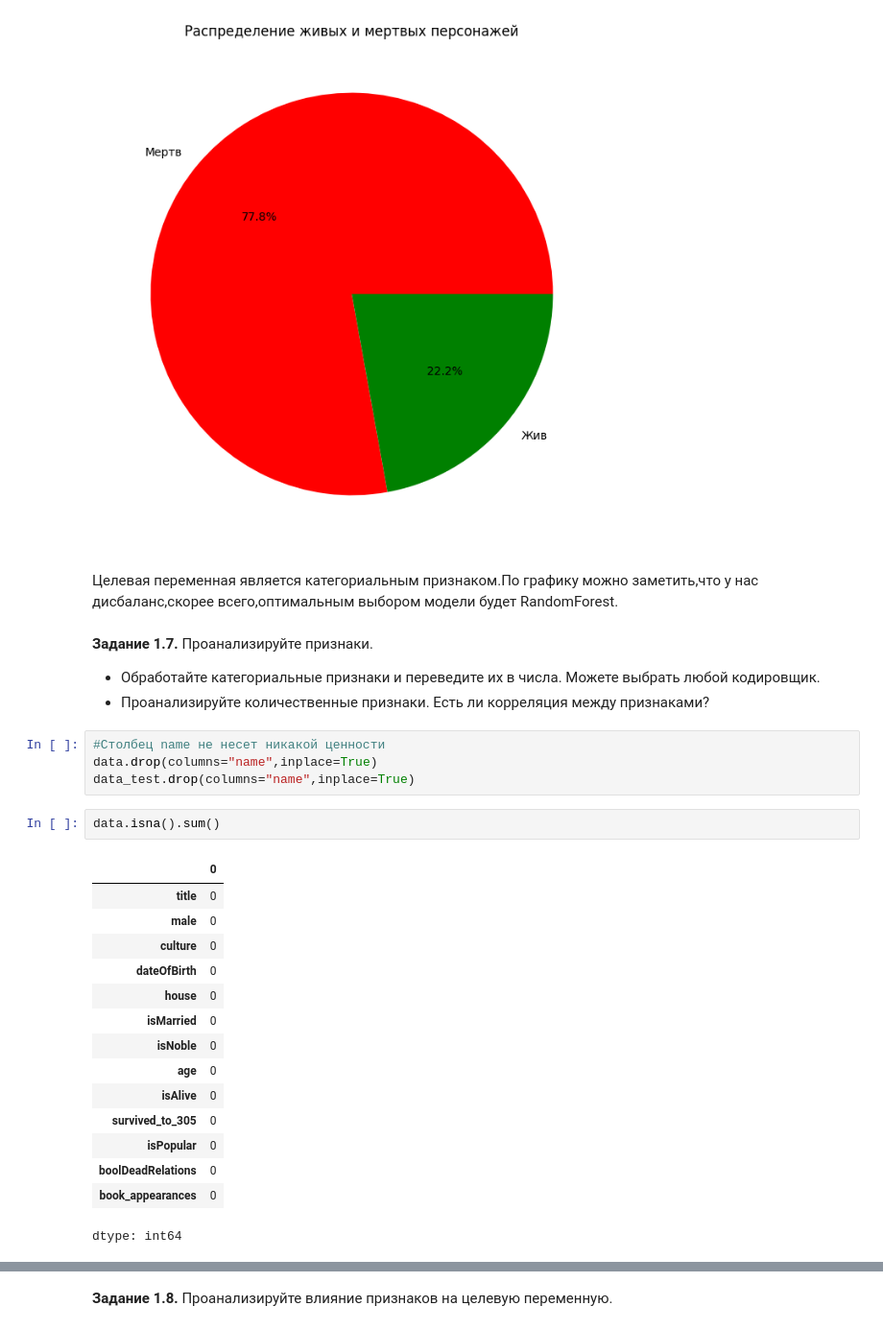
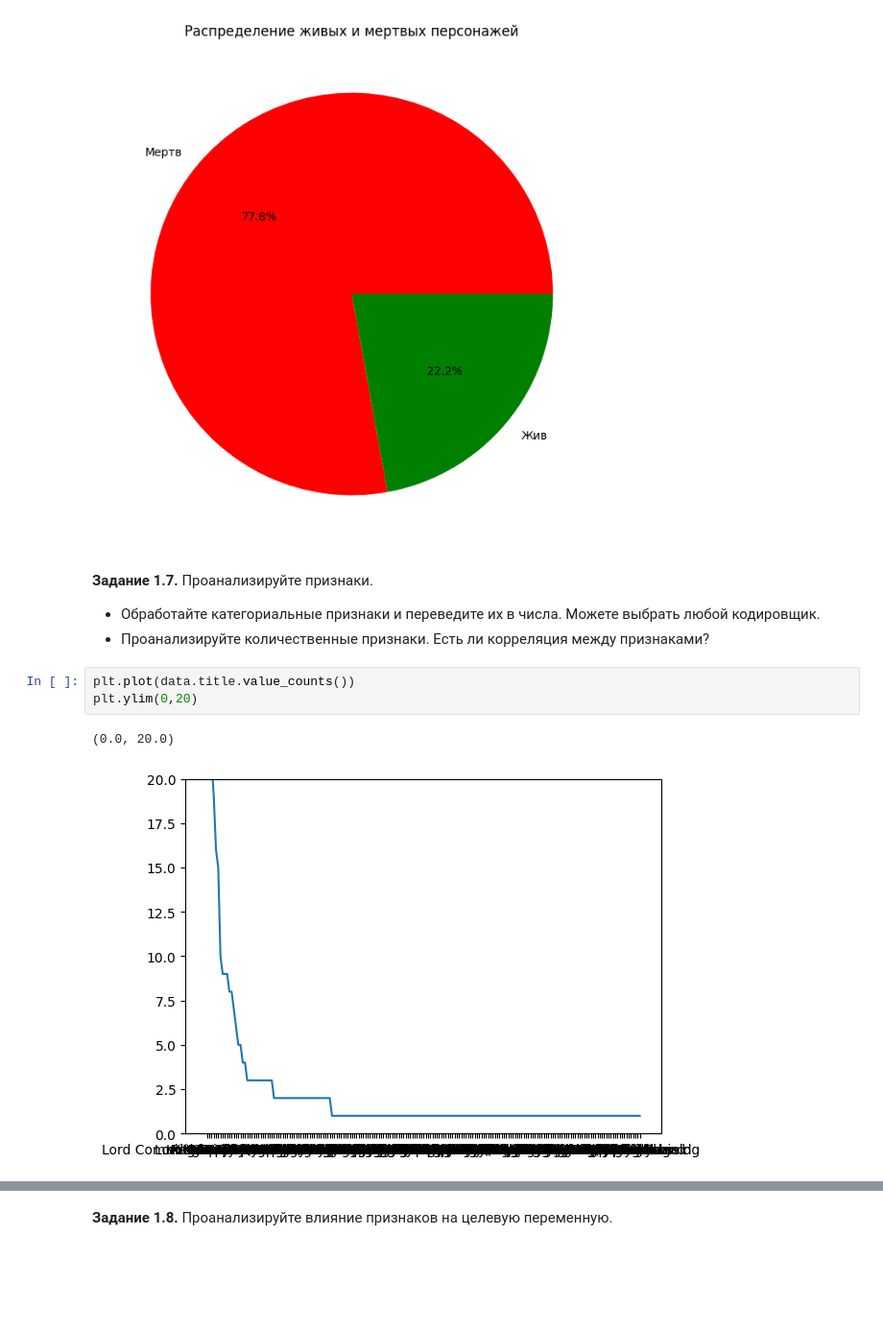
Before and after one commit to Voisan/ML-study, a Jupyter notebook: week_01_ml_intro/Homework/hw_1_game_of_thrones.ipynb, the cells around one changed output, grey strips where cells are left out. Shown: that part at 96% size. Saved outputs shown, nothing was run; the diff lists cells and outputs as text; blank space fills up the shorter version.

```diff
--- a/week_01_ml_intro/Homework/hw_1_game_of_thrones.ipynb
+++ b/week_01_ml_intro/Homework/hw_1_game_of_thrones.ipynb
@@ -302,31 +381,13 @@ plt.axis('off')
 plt.show()
 # %% [output]
 [figure]
-# %% [markdown]
-Целевая переменная является категориальным признаком.По графику можно заметить,что у нас дисбаланс,скорее всего,оптимальным выбором модели будет RandomForest.
 # %% [markdown]
 **Задание 1.7.** Проанализируйте признаки.
   * Обработайте категориальные признаки и переведите их в числа. Можете выбрать любой кодировщик.
   * Проанализируйте количественные признаки. Есть ли корреляция между признаками?
-# %%
-#Столбец name не несет никакой ценности
-data.drop(columns="name",inplace=True)
-data_test.drop(columns="name",inplace=True)
-# %%
-data.isna().sum()
-# %% [output]
-|  | 0 |
-| title | 0 |
-| male | 0 |
-| culture | 0 |
-| dateOfBirth | 0 |
-| house | 0 |
-| isMarried | 0 |
-| isNoble | 0 |
-| age | 0 |
-| isAlive | 0 |
-| survived_to_305 | 0 |
-| isPopular | 0 |
-| boolDeadRelations | 0 |
-| book_appearances | 0 |
-dtype: int64
+# %%
+plt.plot(data.title.value_counts())
+plt.ylim(0,20)
+# %% [output]
+(0.0, 20.0)
+[figure, added]
```
Also changed, not shown: parts of 49 cells of this notebook.
